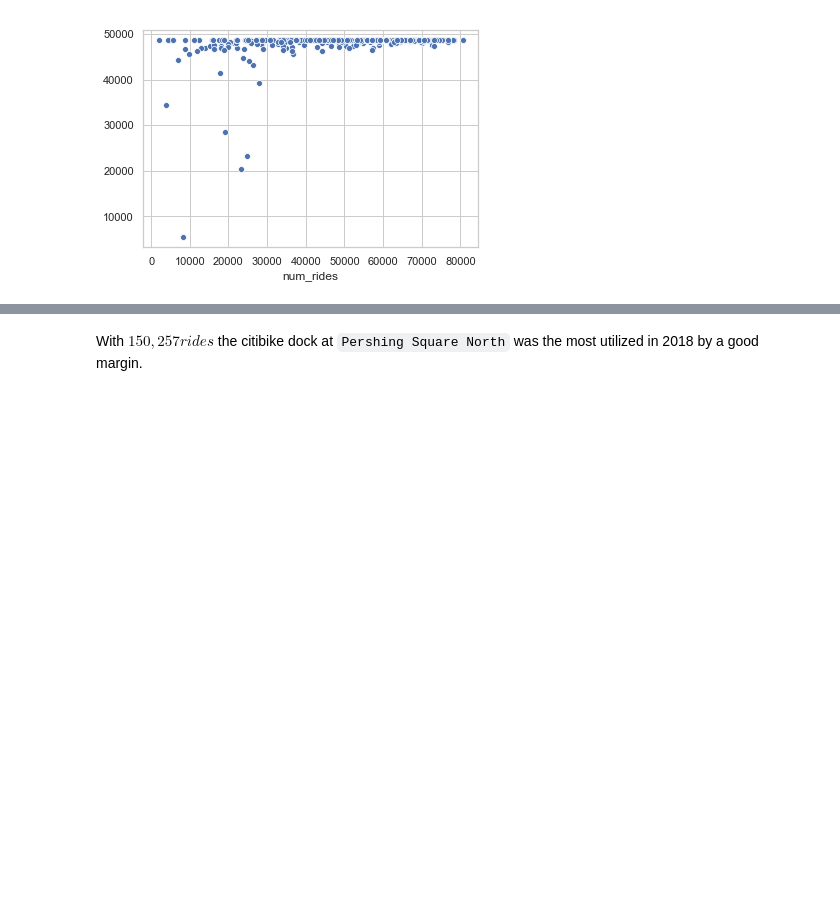
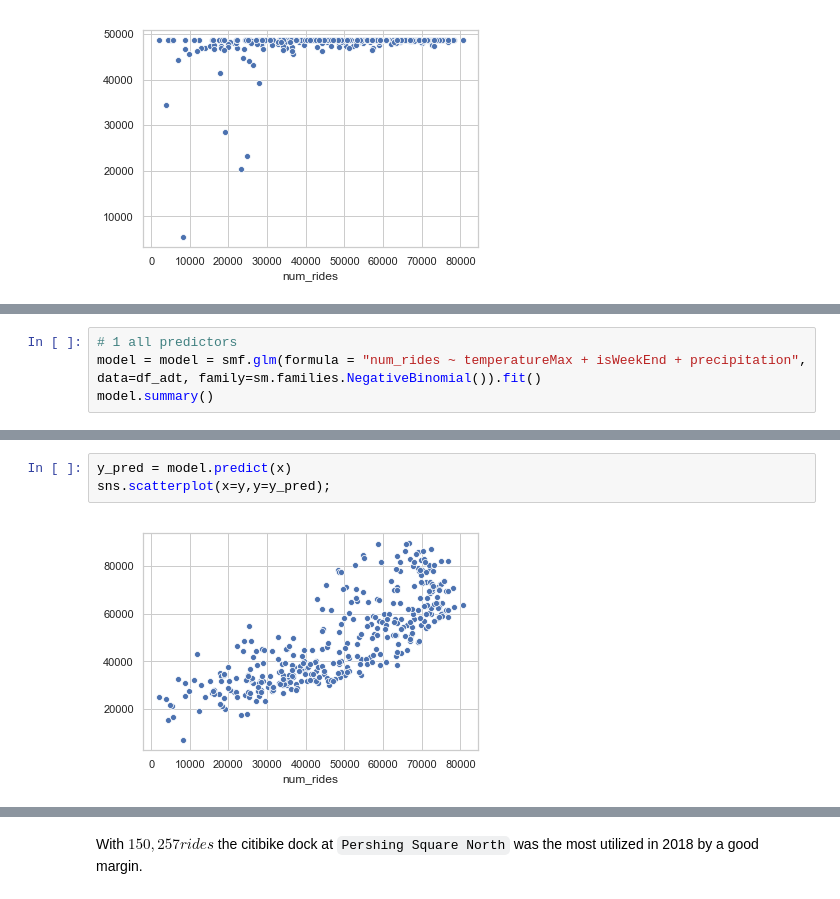
Before and after one commit to jacoblgoodman/DAV-5400, a Jupyter notebook: final/j_goodman_finalproject.ipynb, the cells around one changed output, grey strips where cells are left out. Cells and saved outputs as stored; diff of their text form; blank space fills up the shorter version.

```diff
--- a/final/j_goodman_finalproject.ipynb
+++ b/final/j_goodman_finalproject.ipynb
@@ -621,0 +690,4 @@ Conclusion:
+# %%
+# 1 all predictors
+model = model = smf.glm(formula = "num_rides ~ temperatureMax + isWeekEnd + precipitation", data=df_adt, family=sm.families.NegativeBinomial()).fit()
+model.summary()
@@ -621,0 +709,5 @@ Conclusion:
+# %%
+y_pred = model.predict(x)
+sns.scatterplot(x=y,y=y_pred);
+# %% [output]
+[figure, added]
```
Also changed, not shown: parts of 49 cells of this notebook.
